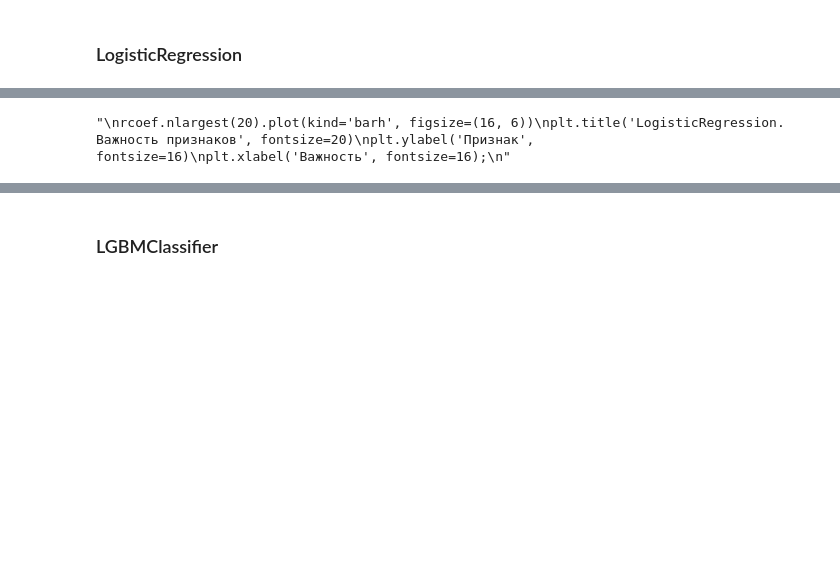
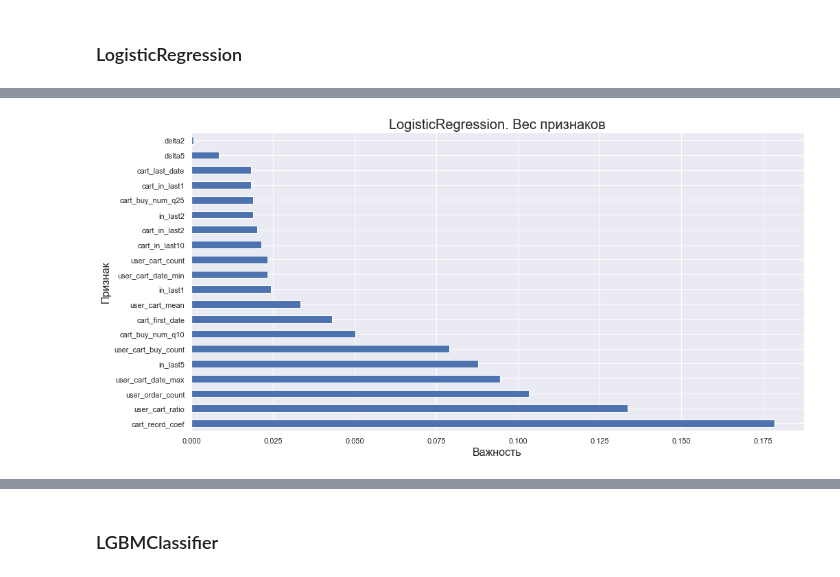
Before and after one commit to Oleg-Volontsevich/Test-tasks, a Jupyter notebook: Sber.ipynb, the cells around one changed output, grey strips where cells are left out. Drawn from its saved outputs; the diff is of its cells as text; code cells hidden in the pictures; blank space fills up the shorter version.

```diff
--- a/Sber.ipynb
+++ b/Sber.ipynb
@@ -1203,0 +1259,33 @@ final_table
+# %%
+model_dict={}
+b={}
+b['model_name'] = 'LogisticRegression'
+b['feat_name'] = 'feat_smart2'
+
+#урезанный трейн
+scaler.fit(data_train_1_similar[feat_smart2])
+features_train = data_train_1_similar[feat_smart2].copy()
+features_train = scaler.transform(features_train)
+target_train = data_train_1_similar['target']
+features_test = data_test_similar[feat_smart2].copy()
+features_test = scaler.transform(features_test)
+target_test = data_test_similar['target']
+
+model.fit(features_train, target_train)
+model_proba = model.predict_proba(features_test)[:, 1]
+
+precision, recall, thresholds = precision_recall_curve(target_test, model_proba)
+numerator = 2 * recall * precision
+denom = recall + precision
+f1_scores = np.divide(numerator, denom, out=np.zeros_like(denom), where=(denom!=0))
+b['test_similar_f1'] = np.max(f1_scores)
+b['threshold'] = thresholds[np.argmax(f1_scores)]
+model_dict[0]=b
+
+print('max similar_f1:', b['test_similar_f1'], 'max f1 threshold:', b['threshold'])
+
+mod_coef = abs(model.coef_.ravel())
+# индексированные названием признака веса
+rcoef = pd.Series(np.std(features_train, 0)*mod_coef/mod_coef.sum(), index=feat_smart2)
+
+final_table = pd.concat([final_table, pd.DataFrame(model_dict).T])
@@ -1204,9 +1313,7 @@ final_table
 # %%
-'''
-rcoef.nlargest(20).plot(kind='barh', figsize=(16, 6))
-plt.title('LogisticRegression. Важность признаков', fontsize=20)
+rcoef.nlargest(20).plot(kind='barh', figsize=(16, 8))
+plt.title('LogisticRegression. Вес признаков', fontsize=20)
 plt.ylabel('Признак', fontsize=16)
 plt.xlabel('Важность', fontsize=16);
-'''
 # %% [output]
-"\nrcoef.nlargest(20).plot(kind='barh', figsize=(16, 6))\nplt.title('LogisticRegression. Важность признаков', fontsize=20)\nplt.ylabel('Признак', fontsize=16)\nplt.xlabel('Важность', fontsize=16);\n"
+[figure, added]
```
Also changed, not shown: parts of 94 cells of this notebook.
